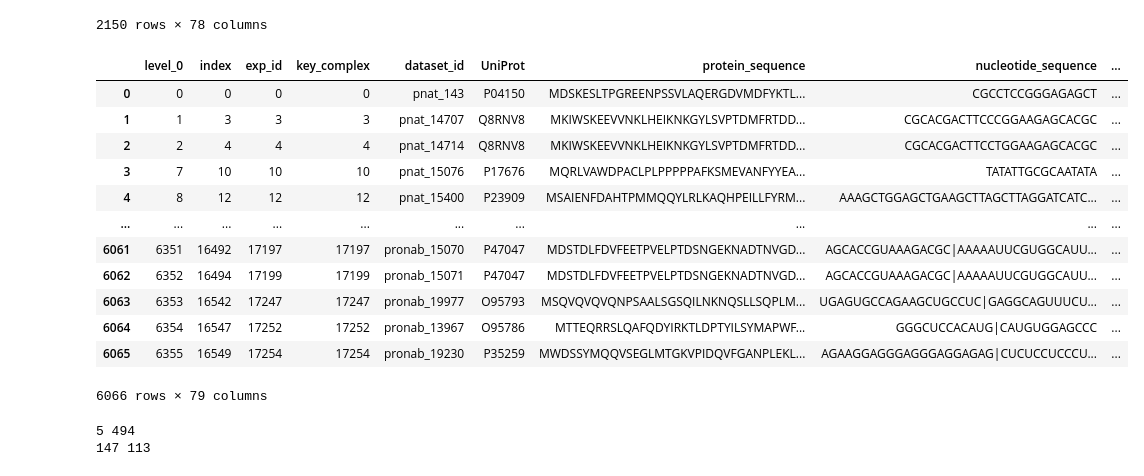
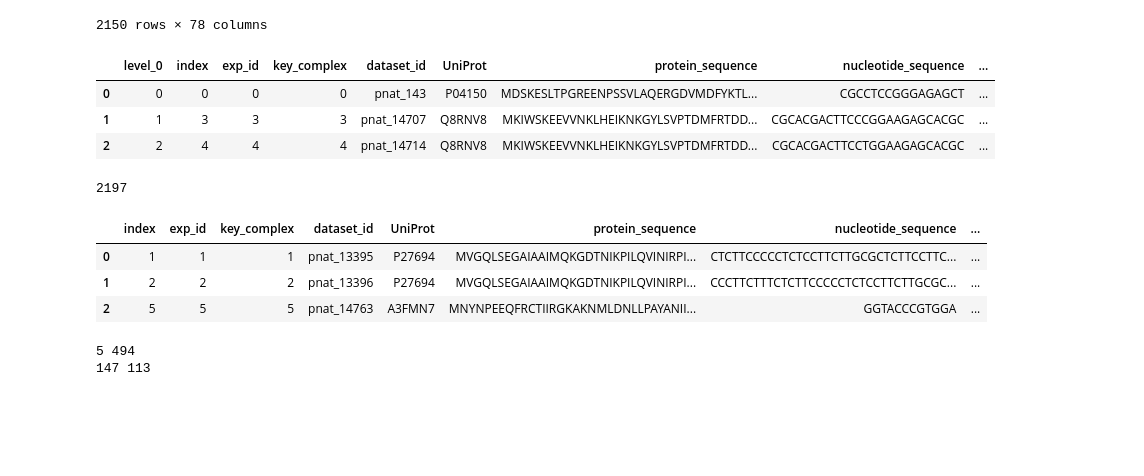
Before and after one commit to leepaul009/pri_model, a Jupyter notebook: notebook/varify_dataset_split.ipynb, the cells around one changed output. Drawn from its saved outputs; the diff is of its cells as text; code cells hidden in the pictures; blank space fills up the shorter version.

Commit message:
add inter-head

```diff
--- a/notebook/varify_dataset_split.ipynb
+++ b/notebook/varify_dataset_split.ipynb
@@ -32,34 +32,49 @@ madf
 # %%
 import numpy as np
 import pandas as pd
 import os
 import matplotlib.pyplot as plt
 import numpy as np
 from tqdm import tqdm
 
 np.set_printoptions(suppress=True)
 pd.set_option('display.max_columns', 100)
 
 data_dir = '../dataset/tmp_data/hard02/train/'
 data_file = 'train.csv'
 data_file = os.path.join(data_dir, data_file)
 
 madf = pd.read_csv(data_file, sep='\t', low_memory=False)
-madf
+madf.head(3)
 # %% [output]
 |  | level_0 | index | exp_id | key_complex | dataset_id | UniProt | protein_sequence | nucleotide_sequence | ... |
 | 0 | 0 | 0 | 0 | 0 | pnat_143 | P04150 | MDSKESLTPGREENPSSVLAQERGDVMDFYKTL... | CGCCTCCGGGAGAGCT | ... |
 | 1 | 1 | 3 | 3 | 3 | pnat_14707 | Q8RNV8 | MKIWSKEEVVNKLHEIKNKGYLSVPTDMFRTDD... | CGCACGACTTCCCGGAAGAGCACGC | ... |
 | 2 | 2 | 4 | 4 | 4 | pnat_14714 | Q8RNV8 | MKIWSKEEVVNKLHEIKNKGYLSVPTDMFRTDD... | CGCACGACTTCCTGGAAGAGCACGC | ... |
-| 3 | 7 | 10 | 10 | 10 | pnat_15076 | P17676 | MQRLVAWDPACLPLPPPPPAFKSMEVANFYYEA... | TATATTGCGCAATATA | ... |
-| 4 | 8 | 12 | 12 | 12 | pnat_15400 | P23909 | MSAIENFDAHTPMMQQYLRLKAQHPEILLFYRM... | AAAGCTGGAGCTGAAGCTTAGCTTAGGATCATC... | ... |
-| ... | ... | ... | ... | ... | ... | ... | ... | ... | ... |
-| 6061 | 6351 | 16492 | 17197 | 17197 | pronab_15070 | P47047 | MDSTDLFDVFEETPVELPTDSNGEKNADTNVGD... | AGCACCGUAAAGACGC|AAAAAUUCGUGGCAUU... | ... |
-| 6062 | 6352 | 16494 | 17199 | 17199 | pronab_15071 | P47047 | MDSTDLFDVFEETPVELPTDSNGEKNADTNVGD... | AGCACCGUAAAGACGC|AAAAAUUCGUGGCAUU... | ... |
-| 6063 | 6353 | 16542 | 17247 | 17247 | pronab_19977 | O95793 | MSQVQVQVQNPSAALSGSQILNKNQSLLSQPLM... | UGAGUGCCAGAAGCUGCCUC|GAGGCAGUUUCU... | ... |
-| 6064 | 6354 | 16547 | 17252 | 17252 | pronab_13967 | O95786 | MTTEQRRSLQAFQDYIRKTLDPTYILSYMAPWF... | GGGCUCCACAUG|CAUGUGGAGCCC | ... |
-| 6065 | 6355 | 16549 | 17254 | 17254 | pronab_19230 | P35259 | MWDSSYMQQVSEGLMTGKVPIDQVFGANPLEKL... | AGAAGGAGGGAGGGAGGAGAG|CUCUCCUCCCU... | ... |
-6066 rows × 79 columns
+# %%
+import numpy as np
+import pandas as pd
+import os
+import matplotlib.pyplot as plt
+import numpy as np
+from tqdm import tqdm
+
+np.set_printoptions(suppress=True)
+pd.set_option('display.max_columns', 100)
+
+data_dir = '../dataset/tmp_data/hard02/val/'
+data_file = 'test.csv'
+data_file = os.path.join(data_dir, data_file)
+
+madf = pd.read_csv(data_file, sep='\t', low_memory=False)
+print(len(madf))
+madf.head(3)
+# %% [output]
+2197
+|  | index | exp_id | key_complex | dataset_id | UniProt | protein_sequence | nucleotide_sequence | ... |
+| 0 | 1 | 1 | 1 | pnat_13395 | P27694 | MVGQLSEGAIAAIMQKGDTNIKPILQVINIRPI... | CTCTTCCCCCTCTCCTTCTTGCGCTCTTCCTTC... | ... |
+| 1 | 2 | 2 | 2 | pnat_13396 | P27694 | MVGQLSEGAIAAIMQKGDTNIKPILQVINIRPI... | CCCTTCTTTCTCTTCCCCCTCTCCTTCTTGCGC... | ... |
+| 2 | 5 | 5 | 5 | pnat_14763 | A3FMN7 | MNYNPEEQFRCTIIRGKAKNMLDNLLPAYANII... | GGTACCCGTGGA | ... |
 # %%
 seqs = madf['nucleotide_sequence'].values
 lens = np.array([len(seq) for seq in seqs])
```
Also changed, not shown: 10 other files.
